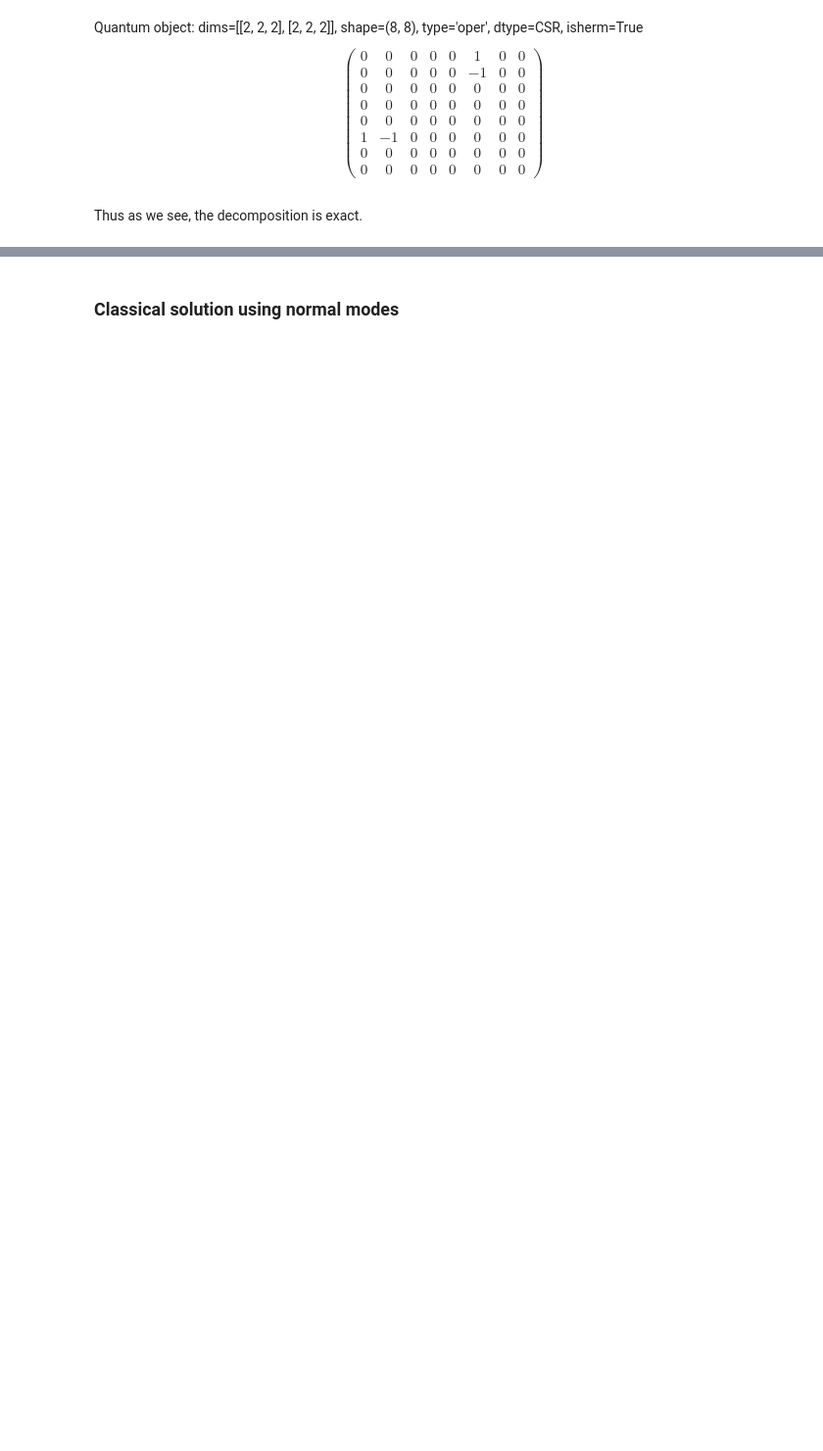
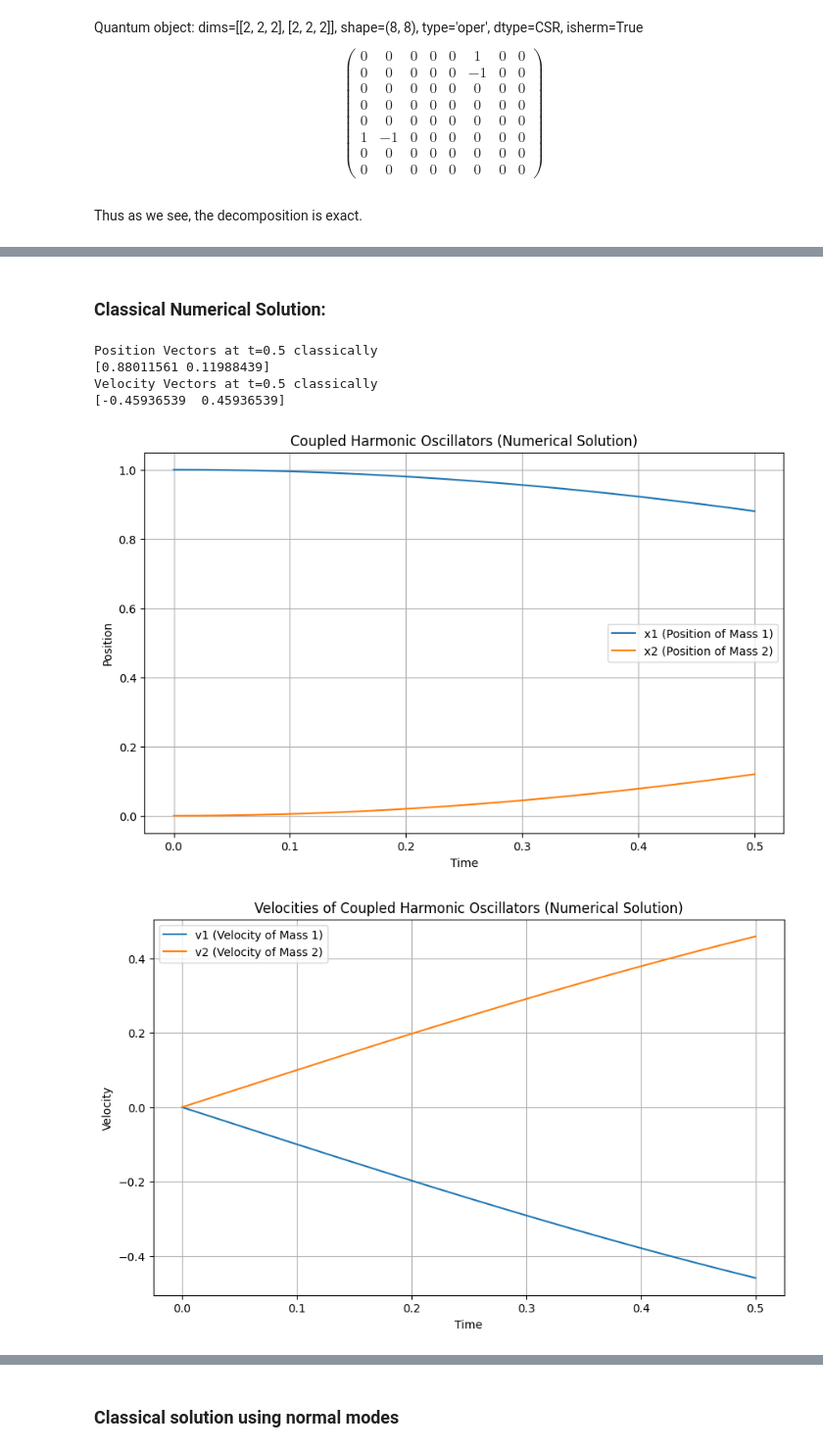
Before and after one commit to virajd98/Abstract-Oscillators-Pvt-, a Jupyter notebook: CoupledSHO.ipynb, the cells around one changed output, grey strips where cells are left out. Shown: that part at 98% size. Cells and saved outputs as stored; diff of their text form; code cells hidden in the pictures; blank space fills up the shorter version.

```diff
--- a/CoupledSHO.ipynb
+++ b/CoupledSHO.ipynb
@@ -678,0 +1018,77 @@ array([ 8.71271069e-01+0.00000000e+00j, -1.19661718e-01+1.11025197e-14j,
+# %% [markdown]
+### Classical Numerical Solution:
+# %%
+# Initial conditions: [x1(0), v1(0), x2(0), v2(0)]
+initial_conditions = [x_0[0][0], x_0[1][0], xdot_0[0][0], xdot_0[1][0]]
+
+# Define the equations of motion
+def equations_of_motion(t, init):
+    """
+        Definition:
+            EOM for classical coupled oscillator system with 2 mass
+        Args:
+            t (array): Time array
+            init (list): Initial Conditions
+        Output:
+            (list): List of final equations
+    """
+    x1, x2, v1, v2 = init
+    dx1dt = v1
+    dv1dt = (-k_11 * x1 + k_12 * (x2 - x1)) / m_1
+    dx2dt = v2
+    dv2dt = (-k_22 * x2 + k_12 * (x1 - x2)) / m_2
+    return [dx1dt, dx2dt, dv1dt, dv2dt]
+
+# Time span for the simulation
+t_span = (0, 0.5)
+t_eval = np.linspace(t_span[0], t_span[1], 1000)
+
+# Solve the system of differential equations
+solution = scipy.integrate.solve_ivp(equations_of_motion, t_span, initial_conditions, t_eval=t_eval)
+
+# Extract the results
+t = solution.t
+x1 = solution.y[0]
+x2 = solution.y[1]
+v1 = solution.y[2]
+v2 = solution.y[3]
+
+# Get the results numerically
+y_classic =np.array([x1[-1], x2[-1]])
+ydot_classic =np.array([v1[-1], v2[-1]])
+
+print("Position Vectors at t=0.5 classically")
+print(y_classic)
+print("Velocity Vectors at t=0.5 classically")
+print(ydot_classic)
+
+
+
+# Plot position results
+plt.figure(figsize=(10, 6))
+plt.plot(t, x1, label='x1 (Position of Mass 1)')
+plt.plot(t, x2, label='x2 (Position of Mass 2)')
+plt.xlabel('Time')
+plt.ylabel('Position')
+plt.legend()
+plt.title('Coupled Harmonic Oscillators (Numerical Solution)')
+plt.grid()
+plt.show()
+
+# Plot velocity results
+plt.figure(figsize=(10, 6))
+plt.plot(t, v1, label='v1 (Velocity of Mass 1)')
+plt.plot(t, v2, label='v2 (Velocity of Mass 2)')
+plt.xlabel('Time')
+plt.ylabel('Velocity')
+plt.legend()
+plt.title('Velocities of Coupled Harmonic Oscillators (Numerical Solution)')
+plt.grid()
+plt.show()
+# %% [output]
+Position Vectors at t=0.5 classically
+[0.88011561 0.11988439]
+Velocity Vectors at t=0.5 classically
+[-0.45936539  0.45936539]
+[figure, added]
+[figure, added]
```
Also changed, not shown: parts of 63 cells of this notebook.
